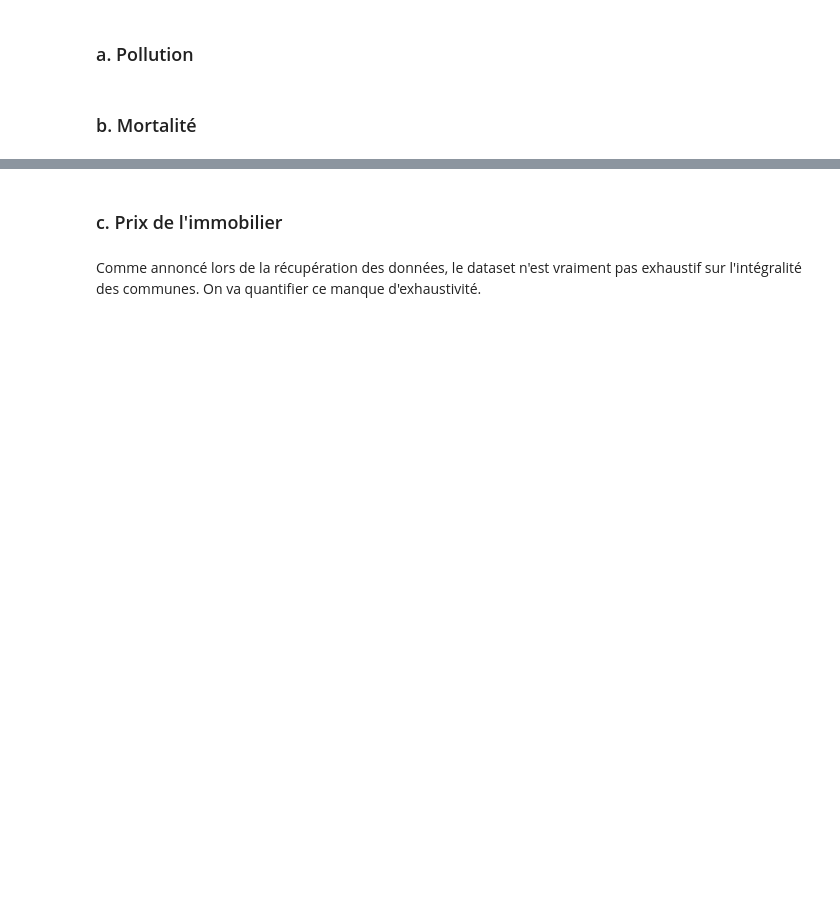
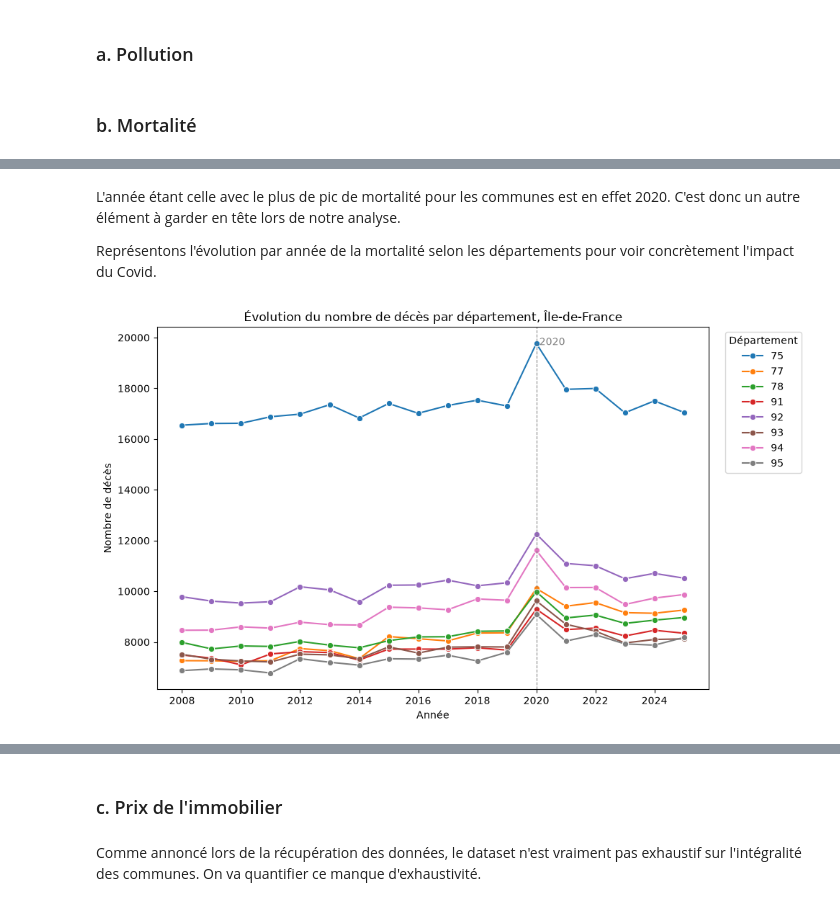
Before and after one commit to TomasAMG7/Python_S1_Challut_Garcia_Mossel, a Jupyter notebook: NOTEBOOK_FINAL.ipynb, the cells around one changed output, grey strips where cells are left out. Drawn from its saved outputs; the diff is of its cells as text; code cells hidden in the pictures; blank space fills up the shorter version.

Commit message:
partie_mort_sur_doc_final

```diff
--- a/NOTEBOOK_FINAL.ipynb
+++ b/NOTEBOOK_FINAL.ipynb
@@ -33,0 +44,4 @@ description (infos générales, NA, outliers, MaR, champs statistique (qui est c
+# %%
+url_deces = f"https://www.data.gouv.fr/api/1/datasets/r/0b0c0fbc-af9a-4b9d-9949-b171e7e6fe4a"
+deces = pd.read_csv(url_deces, sep=';')
+deces.head()
@@ -33,0 +84,6 @@ description (infos générales, NA, outliers, MaR, champs statistique (qui est c
+# %%
+deces = deces.rename({"code_lieu_deces": "code_commune"}, axis=1)
+
+deces["dep"] = deces["code_commune"].str[:2]
+deces[["dep", "code_commune"]]
+# rq : 99 fait référence aux pays étrangers : les français morts à l'étranger
@@ -33,0 +124,6 @@ description (infos générales, NA, outliers, MaR, champs statistique (qui est c
+# %%
+dep_idf = ["75", "77", "78", "91", "92", "93", "94", "95"]
+deces_idf = deces[deces["dep"].isin(dep_idf)].copy()
+
+#nombre de communes par département
+deces_idf["dep"].value_counts().sort_index()
@@ -33,0 +153,4 @@ description (infos générales, NA, outliers, MaR, champs statistique (qui est c
+# %%
+cols_deces = [f"deces_{a}" for a in range(2008, 2026)]
+nb_zeros = (deces_idf[cols_deces] == 0).sum(axis=1)
+print("Communes à 0 décès toutes les années :", (nb_zeros == len(cols_deces)).sum())
@@ -97,0 +710,30 @@ Prix_immo.head()
+# %% [markdown]
+L'année étant celle avec le plus de pic de mortalité pour les communes est en effet 2020. C'est donc un autre élément à garder en tête lors de notre analyse.
+
+Représentons l'évolution par année de la mortalité selon les départements pour voir concrètement l'impact du Covid.
+# %%
+ordre = ["75", "77", "78", "91", "92", "93", "94", "95"]
+
+# Total des décès par département et par année
+par_dep = deces_fus.groupby("dep")[cols_deces].sum().loc[ordre]
+par_dep.columns = [int(c[-4:]) for c in par_dep.columns] #renommer les années
+
+# Aide de Claude pour réaliser le graphique.
+# Format long pour seaborn
+long = (par_dep.reset_index()
+        .melt(id_vars="dep", var_name="annee", value_name="deces"))
+
+fig, ax = plt.subplots(figsize=(10, 6))
+sns.lineplot(data=long, x="annee", y="deces", hue="dep", hue_order=ordre,
+             palette="tab10", marker="o", ax=ax)
+ax.axvline(2020, color="grey", linestyle="--", linewidth=0.8)
+ax.text(2020.1, ax.get_ylim()[1] * 0.98, "2020", color="grey", va="top")
+ax.set_xlabel("Année")
+ax.set_ylabel("Nombre de décès")
+ax.set_title("Évolution du nombre de décès par département, Île-de-France")
+ax.set_xticks(range(2008, 2026, 2))
+ax.legend(title="Département", bbox_to_anchor=(1.02, 1), loc="upper left")
+plt.tight_layout()
+plt.show()
+# %% [output]
+[figure, added]
```
Also changed, not shown: parts of 79 cells of this notebook, 1 other file.
